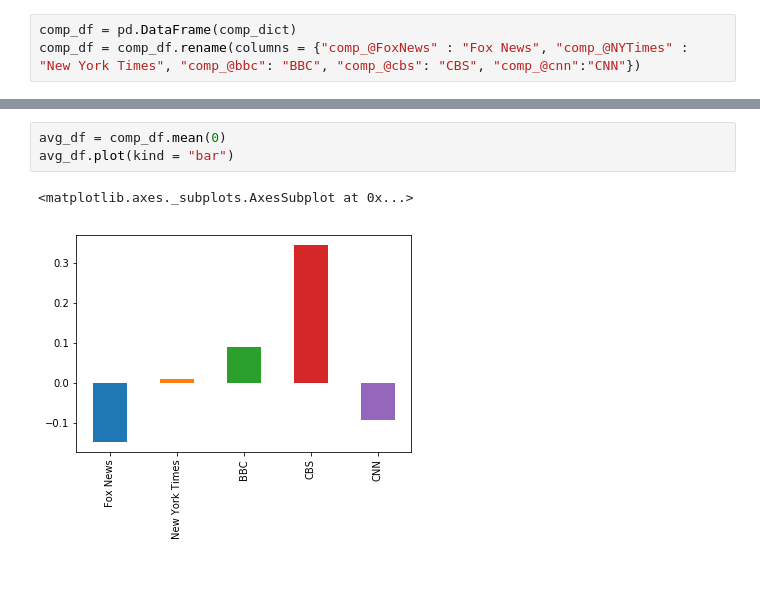
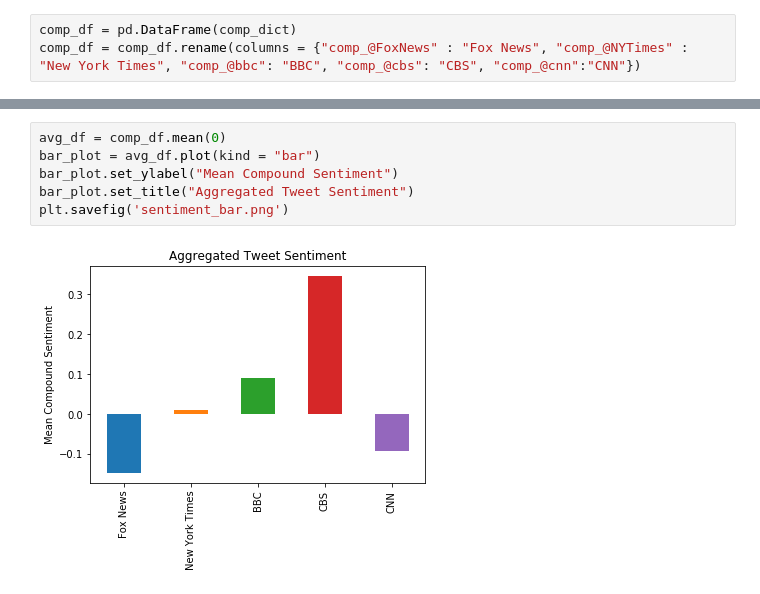
Before and after one commit to thomasjoldfield/SentimentAnalysis, a Jupyter notebook: TwitterSentimentAnalysis.ipynb, the cells around one changed output, grey strips where cells are left out. Cells and saved outputs as stored; diff of their text form.

```diff
--- a/TwitterSentimentAnalysis.ipynb
+++ b/TwitterSentimentAnalysis.ipynb
@@ -173,6 +175,8 @@ plt.show()
 # %%
 avg_df = comp_df.mean(0)
-avg_df.plot(kind = "bar")
+bar_plot = avg_df.plot(kind = "bar")
+bar_plot.set_ylabel("Mean Compound Sentiment")
+bar_plot.set_title("Aggregated Tweet Sentiment")
+plt.savefig('sentiment_bar.png')
 # %% [output]
-<matplotlib.axes._subplots.AxesSubplot at 0x...>
-[figure, old version]
+[figure, new version]
```
Also changed, not shown: parts of 1 cell of this notebook, 5 other files.
